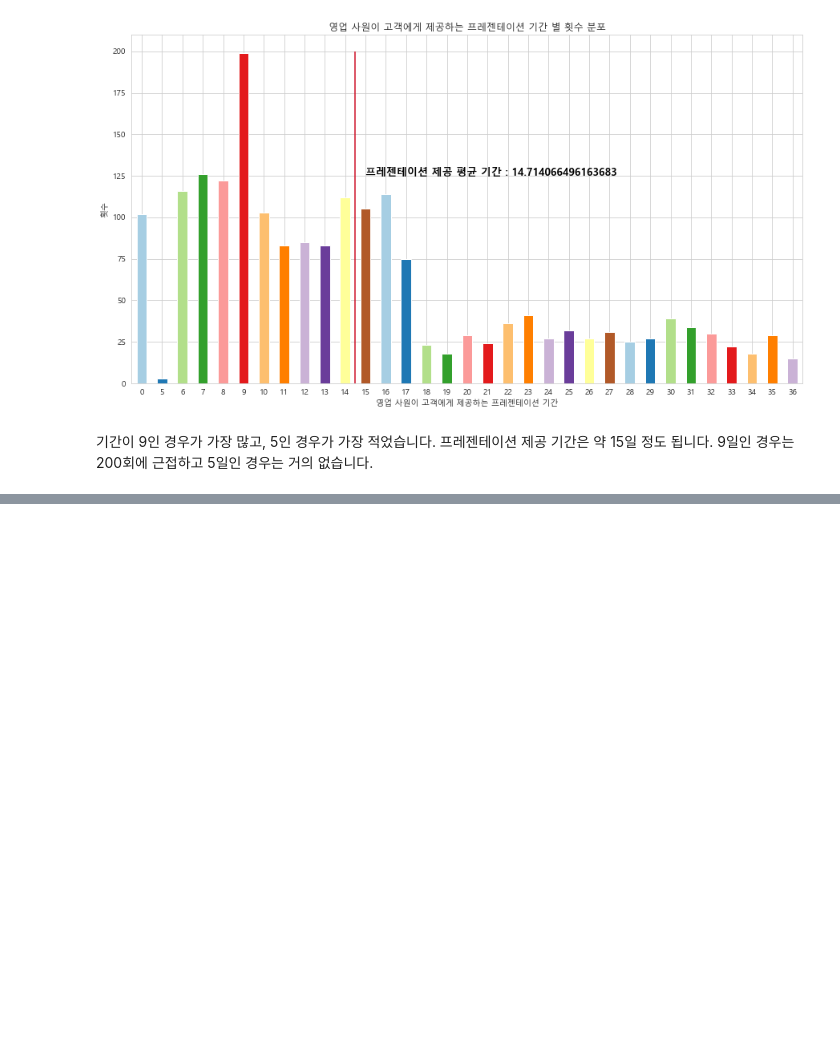
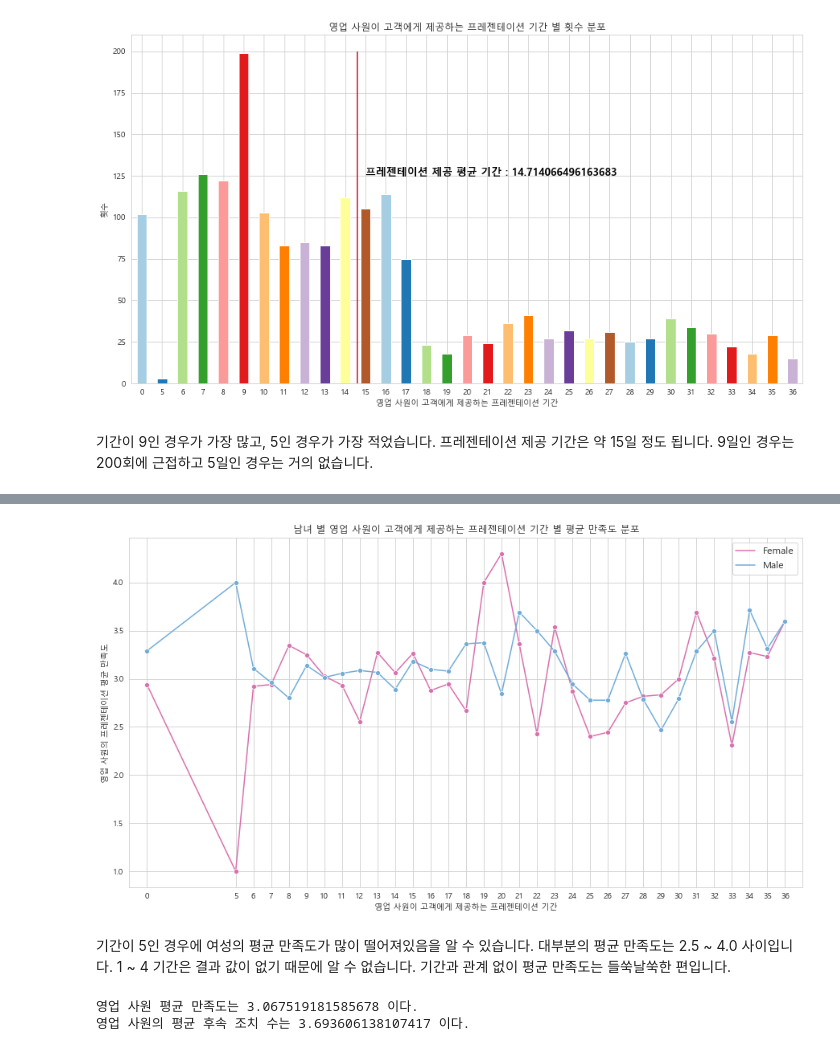
Before and after one commit to NohJeongKim/dacon-second-visualization, a Jupyter notebook: product.ipynb, the cells around one changed output, grey strips where cells are left out. Cells and saved outputs as stored; diff of their text form; code cells hidden in the pictures; blank space fills up the shorter version.

```diff
--- a/product.ipynb
+++ b/product.ipynb
@@ -613,0 +626,3 @@ _=plt.text(11, 125, f"프레젠테이션 제공 평균 기간 : {mean_duration}"
+# %%
+df7=df_copy[["durationofpitch", "pitchsatisfactionscore", "gender"]].groupby(["durationofpitch", "gender"]).mean().reset_index()
+df7
@@ -613,0 +643,23 @@ _=plt.text(11, 125, f"프레젠테이션 제공 평균 기간 : {mean_duration}"
+# %%
+fig, ax=plt.subplots(figsize=(15,8))
+color=["#D870AD", "#70ACD8"]
+colorlist=sns.color_palette(color)
+
+_=sns.lineplot(data=df7, x="durationofpitch", y="pitchsatisfactionscore", ax=ax, palette=colorlist, hue="gender", marker="o")
+_=ax.set_xticks(list(df7["durationofpitch"].unique()))
+_=ax.set_xlim(-1, 37)
+_=plt.title("남녀 별 영업 사원이 고객에게 제공하는 프레젠테이션 기간 별 평균 만족도 분포")
+_=plt.xlabel("영업 사원이 고객에게 제공하는 프레젠테이션 기간")
+_=plt.ylabel("영업 사원의 프레젠테이션 평균 만족도")
+_=plt.legend(fontsize=12)
+fig.savefig("./images/남녀 별 영업 사원이 고객에게 제공하는 프레젠테이션 기간 별 평균 만족도 분포.png", dpi=200, facecolor="#E6E9EE")
+# %% [output]
+[figure, added]
+# %% [markdown]
+기간이 5인 경우에 여성의 평균 만족도가 많이 떨어져있음을 알 수 있습니다. 대부분의 평균 만족도는 2.5 ~ 4.0 사이입니다. 1 ~ 4 기간은 결과 값이 없기 때문에 알 수 없습니다. 기간과 관계 없이 평균 만족도는 들쑥날쑥한 편입니다.
+# %%
+print("영업 사원 평균 만족도는", df_copy["pitchsatisfactionscore"].mean(), "이다.")
+print("영업 사원의 평균 후속 조치 수는", df_copy["numberoffollowups"].mean(), "이다.")
+# %% [output]
+영업 사원 평균 만족도는 3.067519181585678 이다.
+영업 사원의 평균 후속 조치 수는 3.693606138107417 이다.
```
Also changed, not shown: parts of 12 cells of this notebook, 4 other files.
